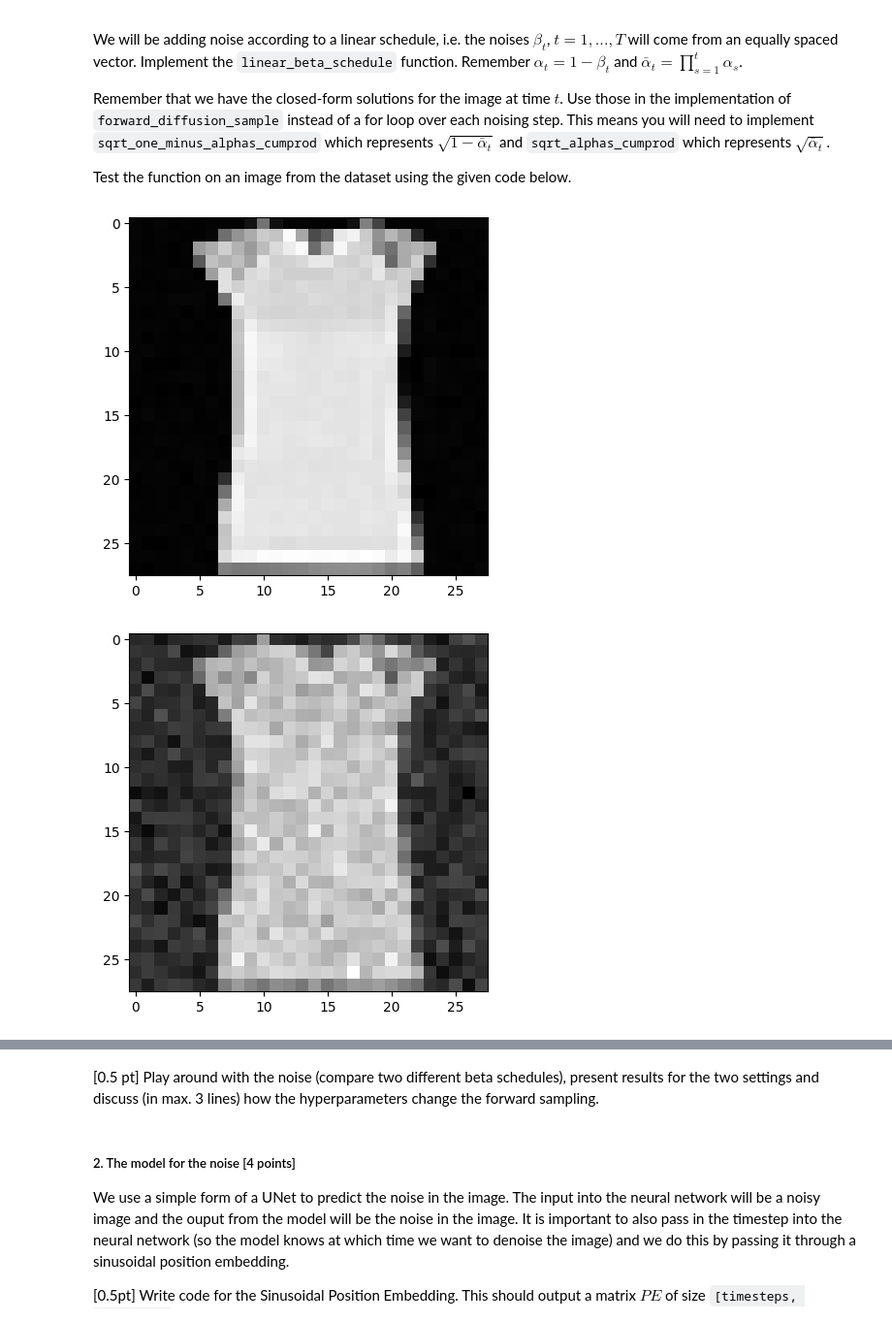
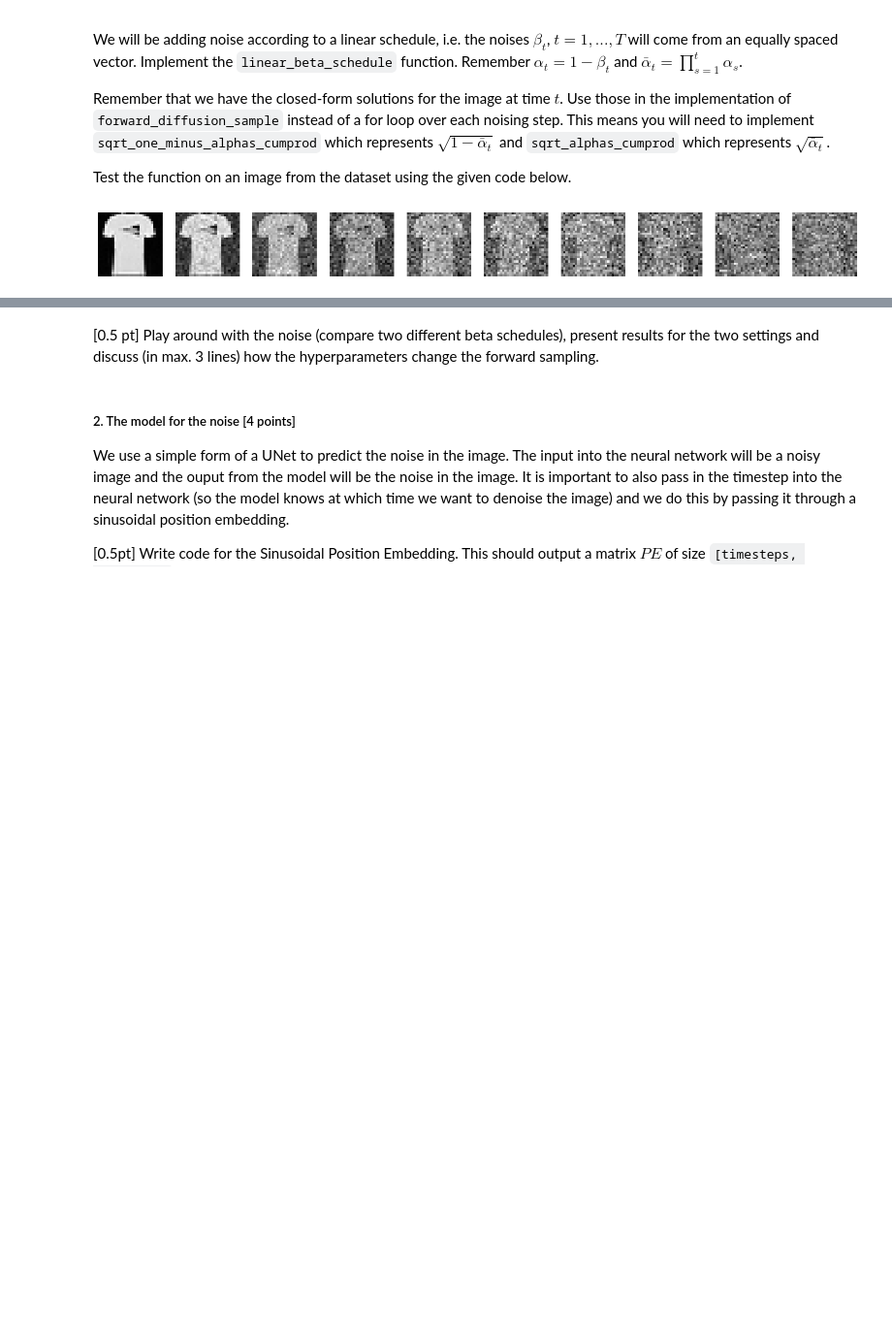
Before and after one commit to Afshein/Coursework-2, a Jupyter notebook: coursework-2-for-students (2).ipynb, the cells around one changed output, grey strips where cells are left out. Shown: that part at 97% size. Saved outputs shown, nothing was run; the diff lists cells and outputs as text; code cells hidden in the pictures; blank space fills up the shorter version.

```diff
--- a/coursework-2-for-students (2).ipynb
+++ b/coursework-2-for-students (2).ipynb
@@ -116,39 +116,42 @@ def linear_beta_schedule(timesteps, start=0.0001, end=0.02):
 
 def forward_diffusion_sample(x_0, t, sqrt_alphas_cumprod, sqrt_one_minus_alphas_cumprod, device="cpu"):
     """
     Takes an image and a timestep as input and
     returns the noisy version of it
     Hint: use the get_index_from_list function to select the right values at time t.
     """
     batch_size = x_0.shape[0]
-    noise = torch.randn(batch_size, IMG_SIZE, IMG_SIZE, device=device)
-    alpha = get_index_from_list(sqrt_alphas_cumprod, t, x_0.shape)
-    one_minus_alpha = get_index_from_list(sqrt_one_minus_alphas_cumprod, t, x_0.shape)
-    x_t = alpha * x_0 + one_minus_alpha * noise
+    noise = torch.randn(batch_size, 1, IMG_SIZE, IMG_SIZE, device=device)
+    sqrt_alphas_cumprod_t = get_index_from_list(sqrt_alphas_cumprod, t, x_0.shape)
+    sqrt_one_minus_alphas_cumprod_T = get_index_from_list(sqrt_one_minus_alphas_cumprod, t, x_0.shape)
+
+    x_t = sqrt_alphas_cumprod_t * x_0 + sqrt_one_minus_alphas_cumprod_T * noise
+
     return x_t, noise
 
 # Define beta schedule
 T = 300
 betas = linear_beta_schedule(timesteps=T)
 
 # Pre-calculate different terms for closed form
 # ADD HERE THE COMPUTATIONS NEEDED for sqrt_alphas_cumprod and sqrt_one_minus_alphas_cumprod
 alphas = 1 - betas
 
 sqrt_alphas_cumprod = torch.sqrt(alphas.cumprod(dim=0))
 sqrt_one_minus_alphas_cumprod = torch.sqrt(1 - alphas.cumprod(dim=0))
 
 
 # Simulate forward diffusion
 batch = next(iter(dataloader))["pixel_values"]
 num_images = 10
 stepsize = int(T/num_images)
 
-for idx in range(0, T, stepsize):
+fig, ax = plt.subplots(1, num_images, figsize=(20, 5))
+
+for i, idx in enumerate(range(0, T, stepsize)):
     t = torch.Tensor([idx]).type(torch.int64)
     img, noise = forward_diffusion_sample(batch[0,:,:,:], t, sqrt_alphas_cumprod, sqrt_one_minus_alphas_cumprod)
-    plt.imshow(img.reshape(28, 28), cmap="gray")
-    plt.show()
+    ax[i].imshow(img.reshape(28, 28), cmap="gray")
+    ax[i].axis('off')
 # %% [output]
-[figure, old version]
+[figure, new version]
-[figure, removed]
```
Also changed, not shown: parts of 18 cells of this notebook.
